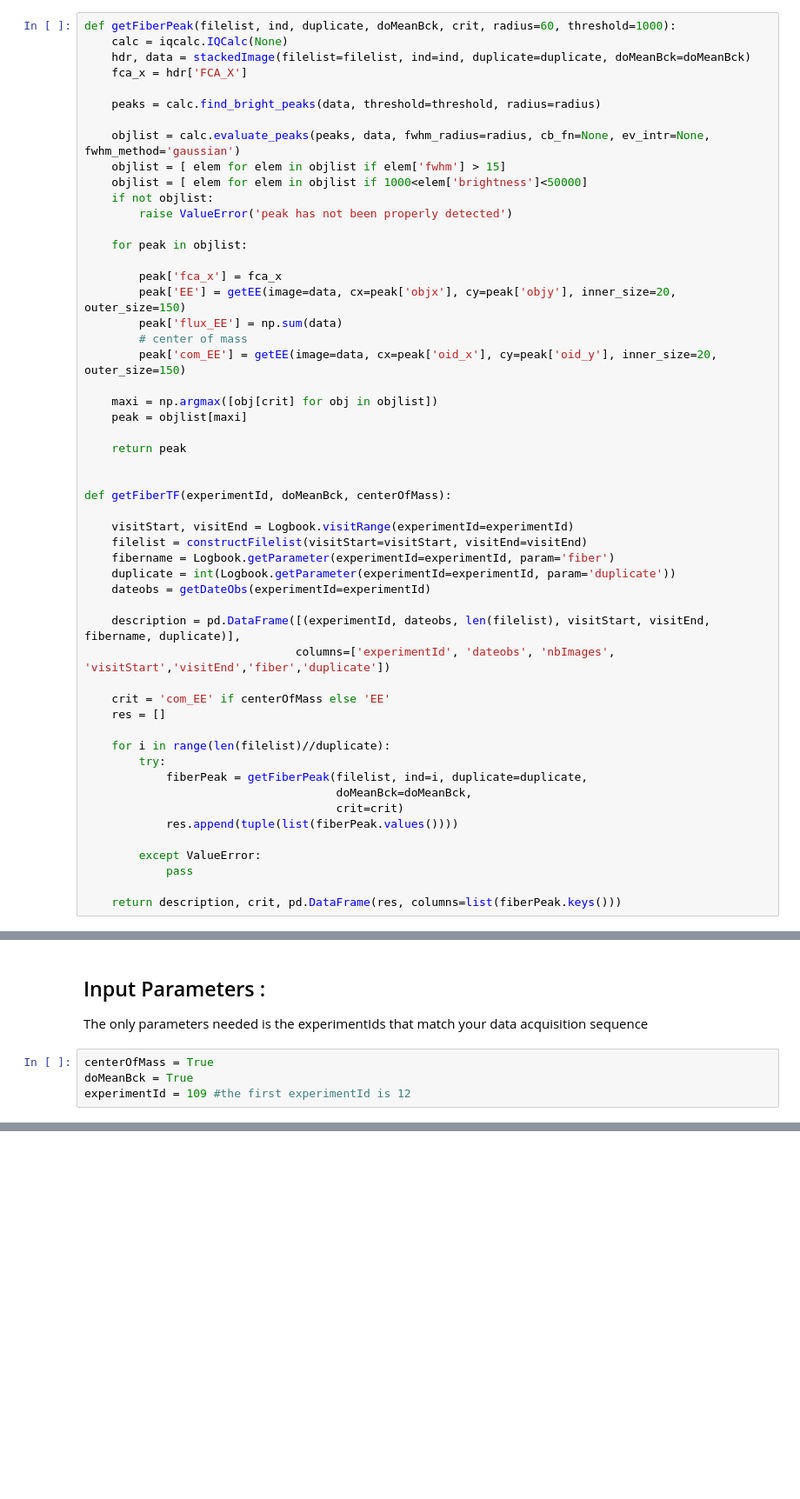
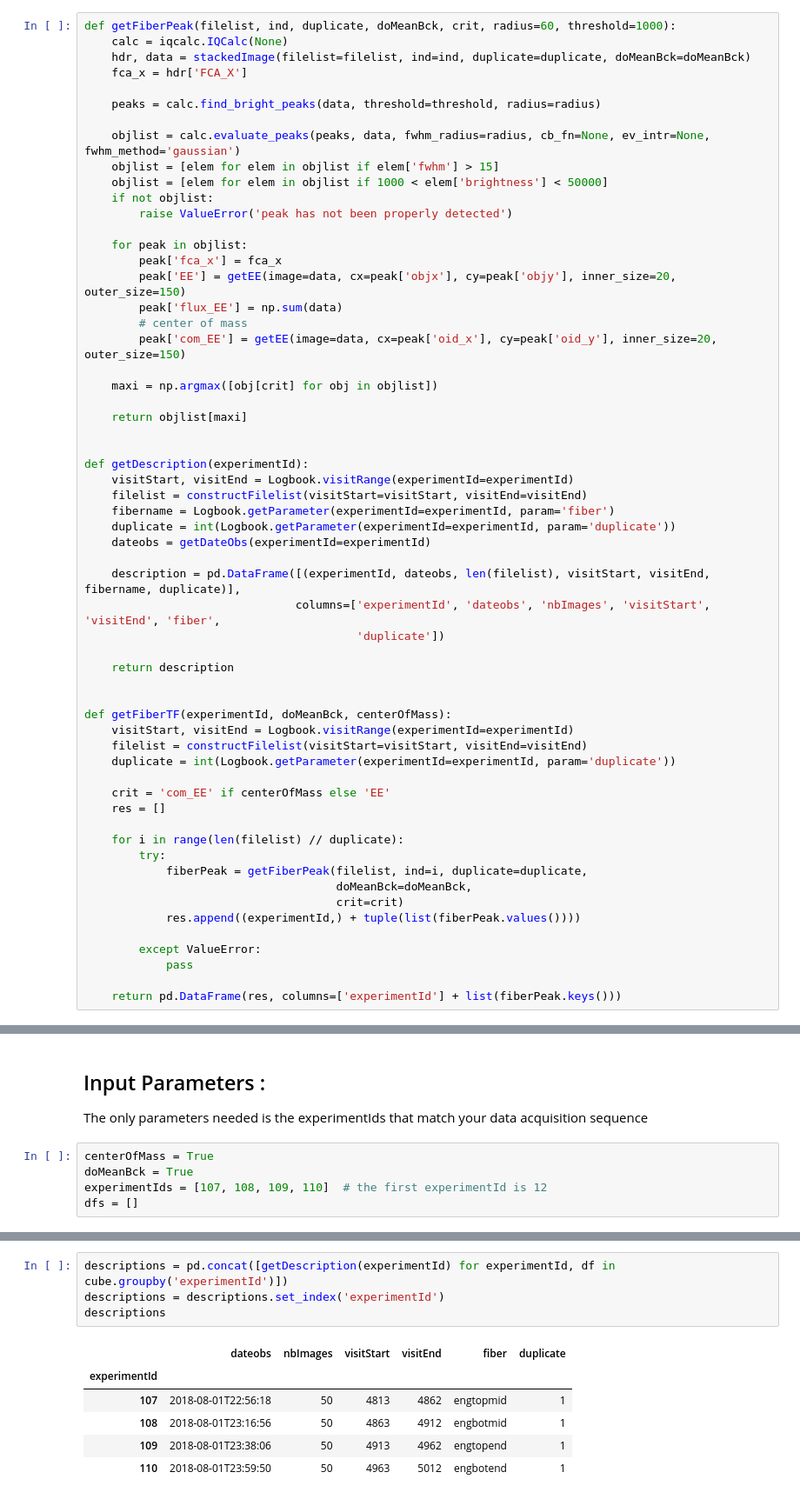
Before and after one commit to alefur/ait-notebook, a Jupyter notebook: Slit_Alignment-Final.ipynb, the cells around one changed output, grey strips where cells are left out. Shown at 87% size. Drawn from its saved outputs; the diff is of its cells as text; blank space fills up the shorter version.

```diff
--- a/Slit_Alignment-Final.ipynb
+++ b/Slit_Alignment-Final.ipynb
@@ -35,13 +28,12 @@ def getFiberPeak(filelist, ind, duplicate, doMeanBck, crit, radius=60, threshold
     peaks = calc.find_bright_peaks(data, threshold=threshold, radius=radius)
 
     objlist = calc.evaluate_peaks(peaks, data, fwhm_radius=radius, cb_fn=None, ev_intr=None, fwhm_method='gaussian')
-    objlist = [ elem for elem in objlist if elem['fwhm'] > 15]
-    objlist = [ elem for elem in objlist if 1000<elem['brightness']<50000]
+    objlist = [elem for elem in objlist if elem['fwhm'] > 15]
+    objlist = [elem for elem in objlist if 1000 < elem['brightness'] < 50000]
     if not objlist:
         raise ValueError('peak has not been properly detected')
 
     for peak in objlist:
-
         peak['fca_x'] = fca_x
         peak['EE'] = getEE(image=data, cx=peak['objx'], cy=peak['objy'], inner_size=20, outer_size=150)
         peak['flux_EE'] = np.sum(data)
@@ -49,13 +41,11 @@ def getFiberPeak(filelist, ind, duplicate, doMeanBck, crit, radius=60, threshold
         peak['com_EE'] = getEE(image=data, cx=peak['oid_x'], cy=peak['oid_y'], inner_size=20, outer_size=150)
 
     maxi = np.argmax([obj[crit] for obj in objlist])
-    peak = objlist[maxi]
 
-    return peak
+    return objlist[maxi]
 
 
-def getFiberTF(experimentId, doMeanBck, centerOfMass):
-
+def getDescription(experimentId):
     visitStart, visitEnd = Logbook.visitRange(experimentId=experimentId)
     filelist = constructFilelist(visitStart=visitStart, visitEnd=visitEnd)
     fibername = Logbook.getParameter(experimentId=experimentId, param='fiber')
@@ -63,19 +53,28 @@ def getFiberTF(experimentId, doMeanBck, centerOfMass):
     dateobs = getDateObs(experimentId=experimentId)
 
     description = pd.DataFrame([(experimentId, dateobs, len(filelist), visitStart, visitEnd, fibername, duplicate)],
-                               columns=['experimentId', 'dateobs', 'nbImages', 'visitStart','visitEnd','fiber','duplicate'])
+                               columns=['experimentId', 'dateobs', 'nbImages', 'visitStart', 'visitEnd', 'fiber',
+                                        'duplicate'])
+
+    return description
+
+
+def getFiberTF(experimentId, doMeanBck, centerOfMass):
+    visitStart, visitEnd = Logbook.visitRange(experimentId=experimentId)
+    filelist = constructFilelist(visitStart=visitStart, visitEnd=visitEnd)
+    duplicate = int(Logbook.getParameter(experimentId=experimentId, param='duplicate'))
 
     crit = 'com_EE' if centerOfMass else 'EE'
     res = []
 
-    for i in range(len(filelist)//duplicate):
+    for i in range(len(filelist) // duplicate):
         try:
             fiberPeak = getFiberPeak(filelist, ind=i, duplicate=duplicate,
                                      doMeanBck=doMeanBck,
                                      crit=crit)
-            res.append(tuple(list(fiberPeak.values())))
+            res.append((experimentId,) + tuple(list(fiberPeak.values())))
 
         except ValueError:
             pass
 
-    return description, crit, pd.DataFrame(res, columns=list(fiberPeak.keys()))
+    return pd.DataFrame(res, columns=['experimentId'] + list(fiberPeak.keys()))
@@ -94,4 +121,5 @@ The only parameters needed is the experimentIds that match your data acquisition
 # %%
 centerOfMass = True
 doMeanBck = True
-experimentId = 109 #the first experimentId is 12
+experimentIds = [107, 108, 109, 110]  # the first experimentId is 12
+dfs = []
@@ -107,3 +133,14 @@ description.set_index('experimentId')
+# %%
+descriptions = pd.concat([getDescription(experimentId) for experimentId, df in cube.groupby('experimentId')])
+descriptions = descriptions.set_index('experimentId')
+descriptions
+# %% [output]
+|  | dateobs | nbImages | visitStart | visitEnd | fiber | duplicate |
+| experimentId |  |  |  |  |  |  |
+| 107 | 2018-08-01T22:56:18 | 50 | 4813 | 4862 | engtopmid | 1 |
+| 108 | 2018-08-01T23:16:56 | 50 | 4863 | 4912 | engbotmid | 1 |
+| 109 | 2018-08-01T23:38:06 | 50 | 4913 | 4962 | engtopend | 1 |
+| 110 | 2018-08-01T23:59:50 | 50 | 4963 | 5012 | engbotend | 1 |
 # %%
 lneg = 0
 lpos = -1
```
Also changed, not shown: parts of 15 cells of this notebook, 1 other file.
